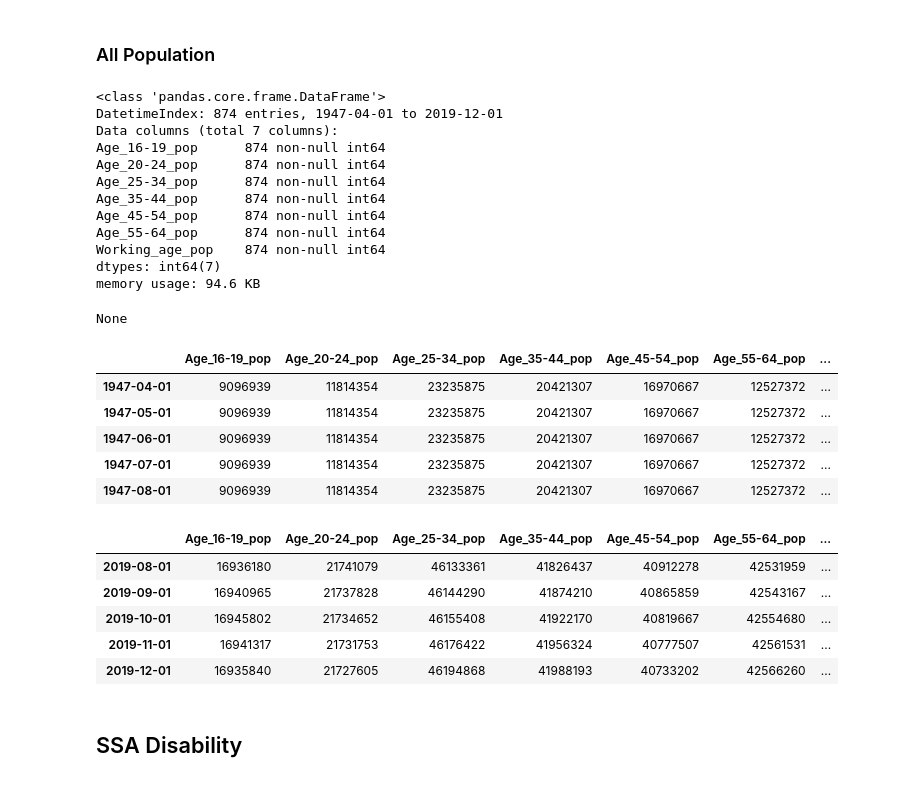
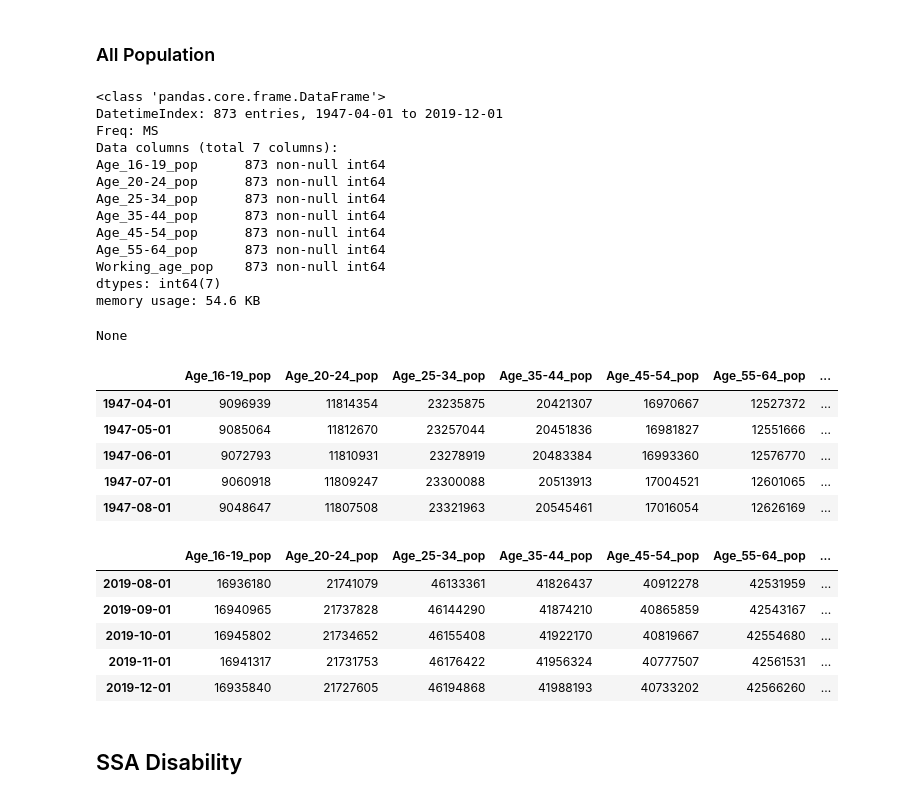
Before and after one commit to zapatos24/Employment_Prediction_LSTM_NN, a Jupyter notebook: mod_7_project.ipynb, the cells around one changed output. Drawn from its saved outputs; the diff is of its cells as text; code cells hidden in the pictures.

```diff
--- a/mod_7_project.ipynb
+++ b/mod_7_project.ipynb
@@ -42,10 +44,10 @@ industries = ['Agriculture', 'Construction', 'Education_Health',
 industry_df = pd.DataFrame()
 for industry in industries:
     temp_df = pd.read_csv('Season_no/Employees - {} no season.csv'.format(industry))
-    temp_df.columns = ['Date_time', '{}_emp'.format(industry)]
+    temp_df.columns = ['Date', '{}_emp'.format(industry)]
     temp_df['{}_emp'.format(industry)] = temp_df['{}_emp'.format(industry)] * 1000
-    temp_df['Date_time'] = pd.to_datetime(temp_df['Date_time'])
-    temp_df.set_index('Date_time', inplace=True)
+    temp_df['Date'] = pd.to_datetime(temp_df['Date'])
+    temp_df.set_index('Date', inplace=True)
     temp_df = temp_df[temp_df.index.year >= 1948]
     temp_df = temp_df.astype({'{}_emp'.format(industry): 'int64'})
     industry_df = pd.concat([industry_df, temp_df], axis=1)
@@ -92,10 +94,10 @@ emp_levels = ['16-19', '20-24', '25-34', '35-44', '45-54', '55-64']
 emp_levels_df = pd.DataFrame()
 for emp in emp_levels[:-1]:
     temp_df = pd.read_csv('Season_no/Employees - {} no season.csv'.format(emp))
-    temp_df.columns = ['Date_time', 'Age_{}_emp'.format(emp)]
+    temp_df.columns = ['Date', 'Age_{}_emp'.format(emp)]
     temp_df['Age_{}_emp'.format(emp)] = temp_df['Age_{}_emp'.format(emp)] * 1000
-    temp_df['Date_time'] = pd.to_datetime(temp_df['Date_time'])
-    temp_df.set_index('Date_time', inplace=True)
+    temp_df['Date'] = pd.to_datetime(temp_df['Date'])
+    temp_df.set_index('Date', inplace=True)
     emp_levels_df = pd.concat([emp_levels_df, temp_df], axis=1)
 
 display(emp_levels_df.head())
@@ -464,7 +498,6 @@ age_2000_pop_df['Age_45-54_pop'] = age_2000_pop_df['45-49'] + age_2000_pop_df['5
 age_2000_pop_df['Age_55-64_pop'] = age_2000_pop_df['55-59'] + age_2000_pop_df['60-64']
 
 age_2000_pop_df.drop(age_2000_pop_df.columns[:10], axis=1, inplace=True)
-age_2000_pop_df = age_2000_pop_df.iloc[1:]
 display(age_2000_pop_df)
 # %% [output]
 |  | Age_16-19_pop | Age_20-24_pop | Age_25-34_pop | Age_35-44_pop | Age_45-54_pop | Age_55-64_pop |
@@ -482,7 +516,7 @@ display(age_2000_pop_df)
 | 2010-06-01 | 17476772 | 21667938 | 41247075 | 40981425 | 45013249 | 36766385 |
 # %%
 age_2000_popgroup_df = age_2000_pop_df.resample('MS', how='first').interpolate(method='time').astype('int64')
-age_2000_popgroup_df = age_2000_popgroup_df.iloc[:-3]
+age_2000_popgroup_df = age_2000_popgroup_df.iloc[1:-3]
 
 
 display(age_2000_popgroup_df.info())
@@ -622,36 +656,40 @@ None
 # %%
 pop_df = pd.concat([age_1947_popgroup_df,
                     age_1980_popgroup_df,
                     age_1990_popgroup_df,
                     age_2000_popgroup_df,
                     age_2010_popgroup_df])
+
+pop_df = pop_df.resample('MS', how='first').interpolate(method='time').astype('int64')
+
 pop_df['Working_age_pop'] = pop_df['Age_16-19_pop'] + pop_df['Age_20-24_pop'] + \
                         pop_df['Age_25-34_pop'] + pop_df['Age_35-44_pop'] + \
                         pop_df['Age_45-54_pop'] + pop_df['Age_55-64_pop']
 
 display(pop_df.info())
 display(pop_df.head())
 display(pop_df.tail())
 # %% [output]
 <class 'pandas.core.frame.DataFrame'>
-DatetimeIndex: 874 entries, 1947-04-01 to 2019-12-01
+DatetimeIndex: 873 entries, 1947-04-01 to 2019-12-01
+Freq: MS
 Data columns (total 7 columns):
-Age_16-19_pop      874 non-null int64
-Age_20-24_pop      874 non-null int64
-Age_25-34_pop      874 non-null int64
-Age_35-44_pop      874 non-null int64
-Age_45-54_pop      874 non-null int64
-Age_55-64_pop      874 non-null int64
-Working_age_pop    874 non-null int64
+Age_16-19_pop      873 non-null int64
+Age_20-24_pop      873 non-null int64
+Age_25-34_pop      873 non-null int64
+Age_35-44_pop      873 non-null int64
+Age_45-54_pop      873 non-null int64
+Age_55-64_pop      873 non-null int64
+Working_age_pop    873 non-null int64
 dtypes: int64(7)
-memory usage: 94.6 KB
+memory usage: 54.6 KB
 None
 |  | Age_16-19_pop | Age_20-24_pop | Age_25-34_pop | Age_35-44_pop | Age_45-54_pop | Age_55-64_pop | ... |
 | 1947-04-01 | 9096939 | 11814354 | 23235875 | 20421307 | 16970667 | 12527372 | ... |
-| 1947-05-01 | 9096939 | 11814354 | 23235875 | 20421307 | 16970667 | 12527372 | ... |
-| 1947-06-01 | 9096939 | 11814354 | 23235875 | 20421307 | 16970667 | 12527372 | ... |
-| 1947-07-01 | 9096939 | 11814354 | 23235875 | 20421307 | 16970667 | 12527372 | ... |
-| 1947-08-01 | 9096939 | 11814354 | 23235875 | 20421307 | 16970667 | 12527372 | ... |
+| 1947-05-01 | 9085064 | 11812670 | 23257044 | 20451836 | 16981827 | 12551666 | ... |
+| 1947-06-01 | 9072793 | 11810931 | 23278919 | 20483384 | 16993360 | 12576770 | ... |
+| 1947-07-01 | 9060918 | 11809247 | 23300088 | 20513913 | 17004521 | 12601065 | ... |
+| 1947-08-01 | 9048647 | 11807508 | 23321963 | 20545461 | 17016054 | 12626169 | ... |
 |  | Age_16-19_pop | Age_20-24_pop | Age_25-34_pop | Age_35-44_pop | Age_45-54_pop | Age_55-64_pop | ... |
 | 2019-08-01 | 16936180 | 21741079 | 46133361 | 41826437 | 40912278 | 42531959 | ... |
 | 2019-09-01 | 16940965 | 21737828 | 46144290 | 41874210 | 40865859 | 42543167 | ... |
```
Also changed, not shown: parts of 24 cells of this notebook.
